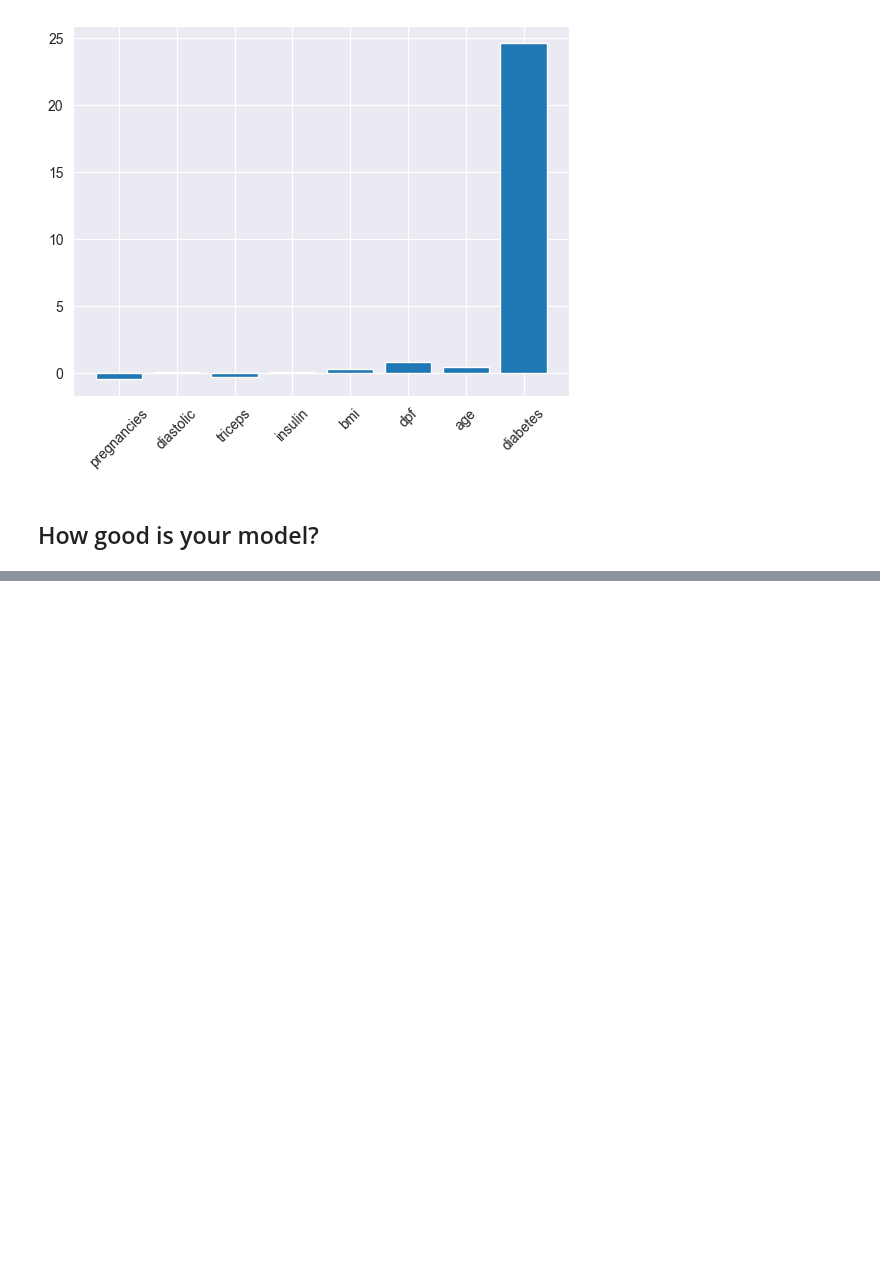
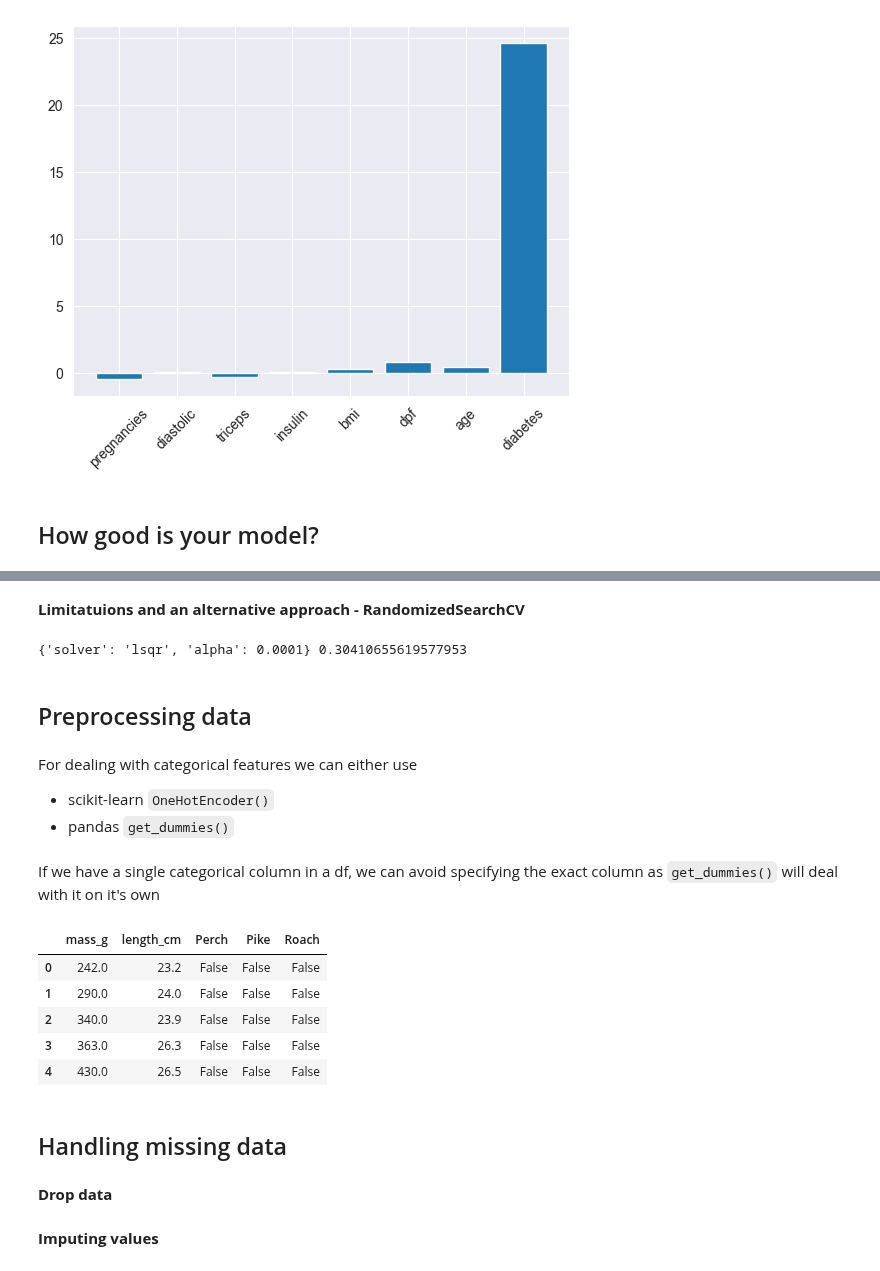
Before and after one commit to andrewch28/DataCamp, a Jupyter notebook: SupervisedLearning.ipynb, the cells around one changed output, grey strips where cells are left out. Saved outputs shown, nothing was run; the diff lists cells and outputs as text; code cells hidden in the pictures; blank space fills up the shorter version.

````diff
--- a/SupervisedLearning.ipynb
+++ b/SupervisedLearning.ipynb
@@ -292,0 +388,42 @@ plt.show()
+# %% [markdown]
+**Limitatuions and an alternative approach - RandomizedSearchCV**
+# %%
+from sklearn.model_selection import RandomizedSearchCV
+kf = KFold(n_splits=5, shuffle=True, random_state=42)
+param_grid = {"alpha": np.arange(0.0001, 1, 10),
+              "solver":["sag", "lsqr"]}
+ridge = Ridge(max_iter=10000)
+ridge_cv = RandomizedSearchCV(ridge, param_grid, cv=kf, n_iter=2)
+ridge_cv.fit(X_train, y_train)
+print(ridge_cv.best_params_, ridge_cv.best_score_)
+# %% [output]
+{'solver': 'lsqr', 'alpha': 0.0001} 0.30410655619577953
+# %% [markdown]
+## Preprocessing data
+# %% [markdown]
+For dealing with categorical features we can either use
+- scikit-learn ```OneHotEncoder()```
+- pandas ```get_dummies()```
+# %% [markdown]
+If we have a single categorical column in a df, we can avoid specifying the exact column as ```get_dummies()``` will deal with it on it's own
+# %%
+fish = pd.read_csv("databases/fish.csv", index_col=0)
+
+fish = fish.reset_index()
+
+fish_dummies = pd.get_dummies(fish["species"], drop_first=True) #drop_first to exclude last columns as it simply means that all othe values are false
+
+fish_dummies = pd.concat([fish, fish_dummies], axis=1)
+fish_dummies = fish_dummies.drop("species", axis=1)
+fish_dummies.head()
+# %% [output]
+|  | mass_g | length_cm | Perch | Pike | Roach |
+| 0 | 242.0 | 23.2 | False | False | False |
+| 1 | 290.0 | 24.0 | False | False | False |
+| 2 | 340.0 | 23.9 | False | False | False |
+| 3 | 363.0 | 26.3 | False | False | False |
+| 4 | 430.0 | 26.5 | False | False | False |
+# %% [markdown]
+## Handling missing data
+# %% [markdown]
+**Drop data**
@@ -292,0 +437,2 @@ plt.show()
+# %% [markdown]
+**Imputing values**
````
Also changed, not shown: parts of 34 cells of this notebook, 2 other files.
